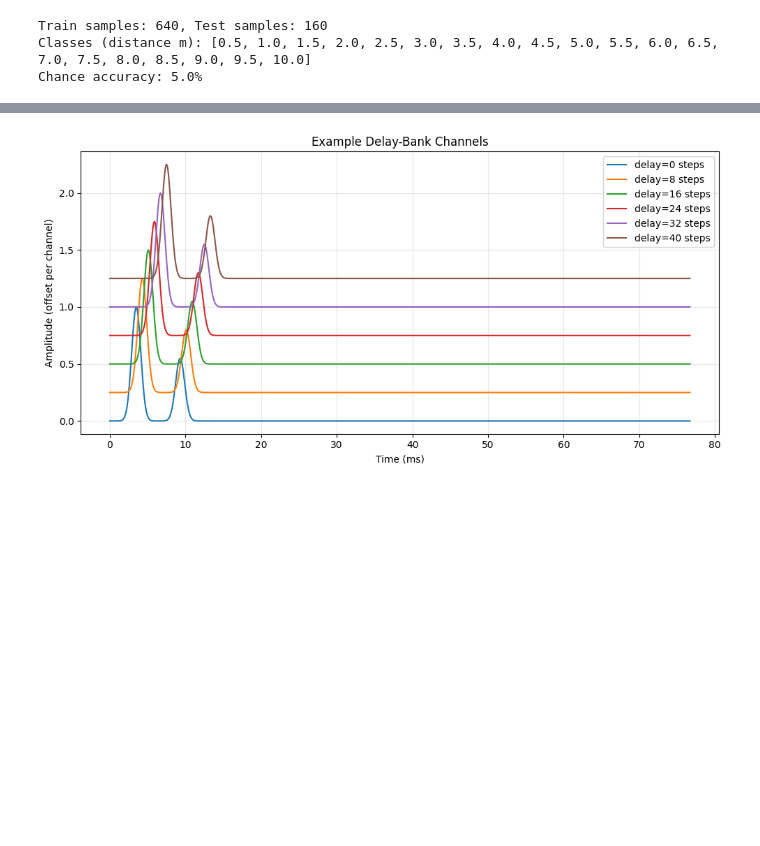
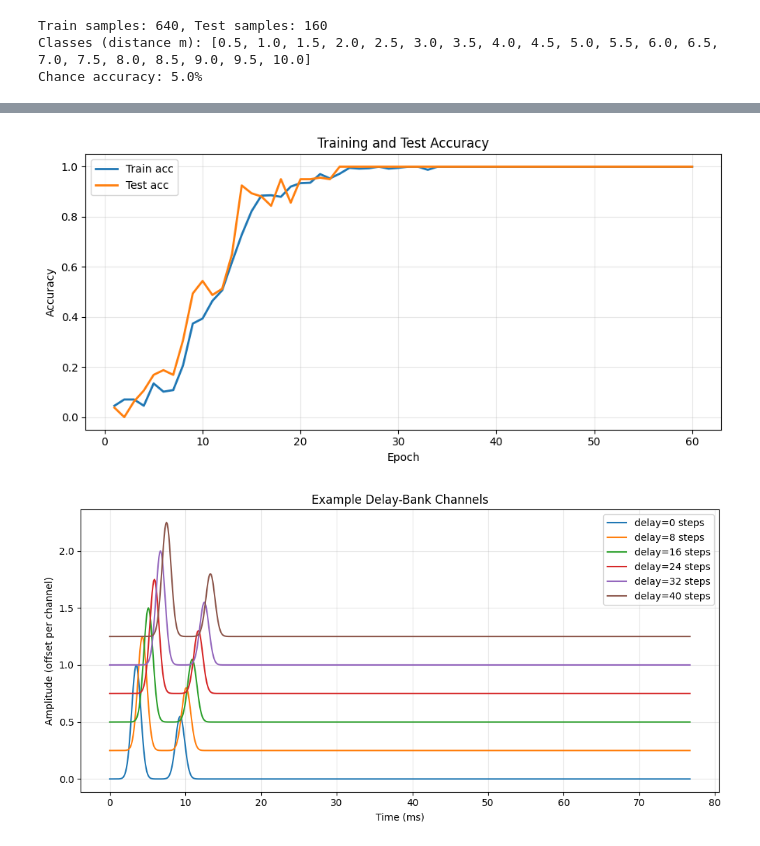
Before and after one commit to jackhenry02/Radar_SNN_3, a Jupyter notebook: network_v1.ipynb, the cells around one changed output, grey strips where cells are left out. Saved outputs shown, nothing was run; the diff lists cells and outputs as text; code cells hidden in the pictures; blank space fills up the shorter version.

```diff
--- a/network_v1.ipynb
+++ b/network_v1.ipynb
@@ -286,3 +372,17 @@ Epoch 60/60 | train_loss=0.0096, train_acc=100.0% | test_loss=0.0095, test_acc=1
+# %%
+plt.figure(figsize=(9, 4.5))
+plt.plot(epochs, train_acc_hist, label="Train acc", linewidth=2)
+plt.plot(epochs, test_acc_hist, label="Test acc", linewidth=2)
+plt.xlabel("Epoch")
+plt.ylabel("Accuracy")
+plt.title("Training and Test Accuracy")
+plt.grid(alpha=0.3)
+plt.legend()
+plt.tight_layout()
+plt.savefig('images_net_1/accuracy.png')
+plt.show()
+# %% [output]
+[figure, added]
 # %%
 # Delay-bank visualization for one test sample
 sample_signal, sample_label = test_ds[0]
```
Also changed, not shown: parts of 7 cells of this notebook, 43 other files.
